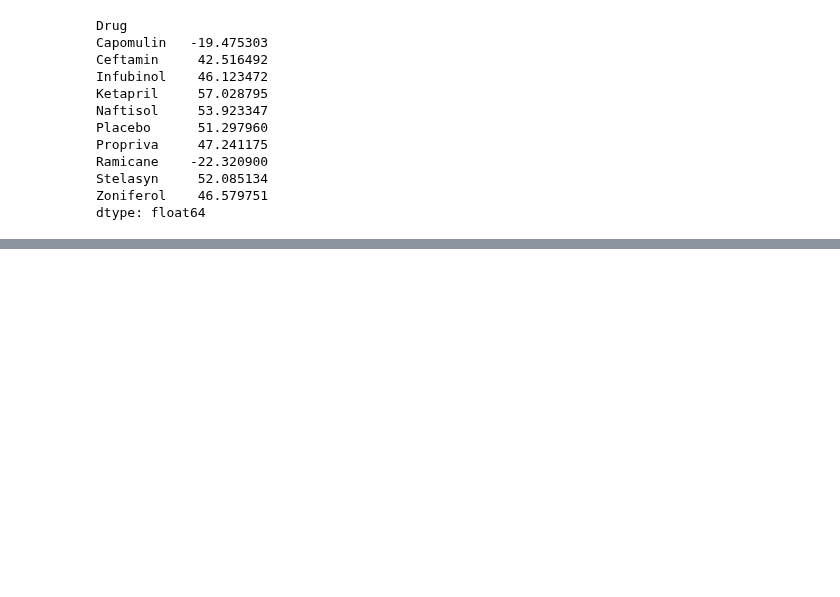
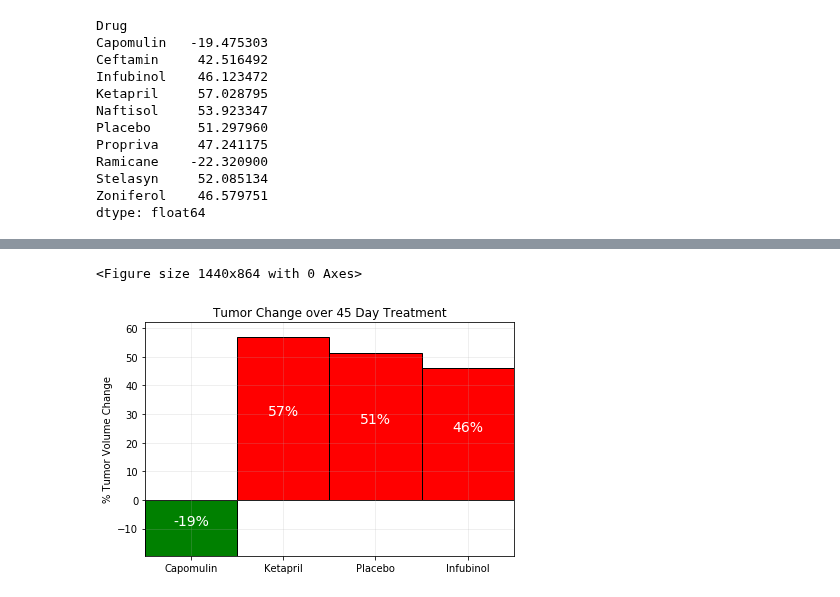
Before and after one commit to NaremanD/matplotlib-challenge, a Jupyter notebook: Pymaceuticals/pymaceuticals_starter.ipynb, the cells around one changed output, grey strips where cells are left out. Cells and saved outputs as stored; diff of their text form; code cells hidden in the pictures; blank space fills up the shorter version.

Commit message:
Add the bar chart for percent change

```diff
--- a/Pymaceuticals/pymaceuticals_starter.ipynb
+++ b/Pymaceuticals/pymaceuticals_starter.ipynb
@@ -381,0 +353,66 @@ fig.show()
+# %%
+
+# Plot the bar chart for percent change
+plt.figure(figsize=(20,12))
+fig, ax = plt.subplots()
+
+
+x_axis = np.arange(0,4,1)
+heights = [percernt_chg["Capomulin"],percernt_chg["Ketapril"],
+           percernt_chg["Placebo"], percernt_chg["Infubinol"]]
+labels = ["Capomulin", "Ketapril", "Placebo", "Infubinol"]
+colors = []
+
+# If the change in volume is positive, assign the color red, else green
+for vols in heights:
+    if vols >= 0:
+        colors.append('r')
+    else:
+        colors.append('g')
+
+barplot = ax.bar(x_axis, heights, width = 1, align='center', color = colors,
+                 edgecolor = 'black', linewidth = 1, tick_label = labels)
+
+# Add labeling
+ax.set_title("Tumor Change over 45 Day Treatment")
+ax.set_ylabel("% Tumor Volume Change")
+
+# Add Gridlines
+ax.grid(alpha = 0.25)
+
+# Adjust axis
+ax.set_xlim(-.5,3.5)
+ax.set_ylim(min(heights), max(heights)+5)
+
+
+
+
+# Referencing http://composition.al/blog/2015/11/29/a-better-way-to-add-labels-to-bar-charts-with-matplotlib/
+# This funciton labels each bar (rectangle object) with its height value
+
+
+def autolabel(rects, ax):
+    # Get y-axis height to calculate label position from.
+    (y_bottom, y_top) = ax.get_ylim()
+    y_height = y_top - y_bottom
+
+    for rect in rects:
+        height = rect.get_height()
+
+        # Just print the percentage in the center of the bar
+        label_position = height/2
+
+        ax.text(rect.get_x() + rect.get_width()/2., label_position,str('%d' % int(height)) + '%',
+
+                ha='center', va='bottom', color = 'w', size = 14)
+
+
+# Add labels for the percentages
+autolabel(barplot, ax)
+
+plt.grid(True)
+plt.tight_layout()
+plt.show()
+# %% [output]
+<Figure size 1440x864 with 0 Axes>
+[figure, added]
```
Also changed, not shown: parts of 12 cells of this notebook, 3 other files.
